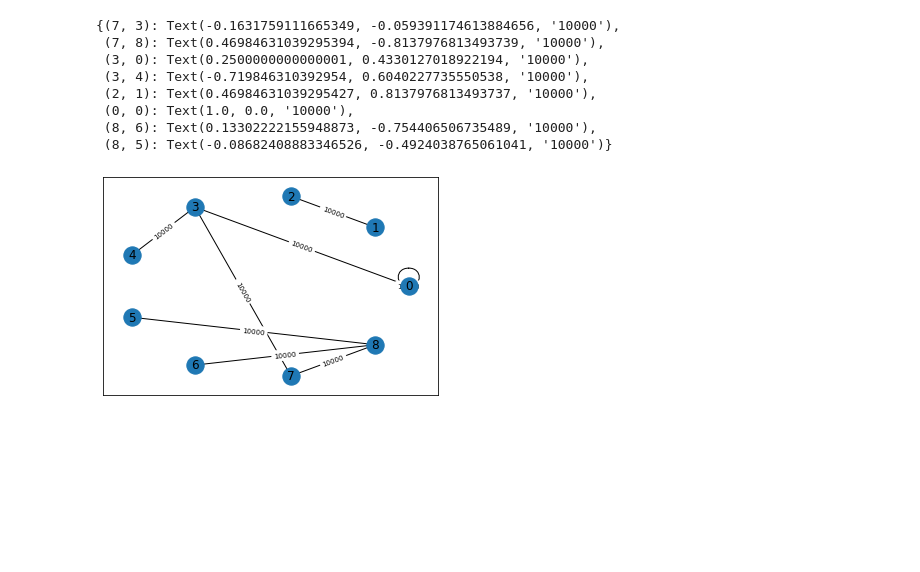
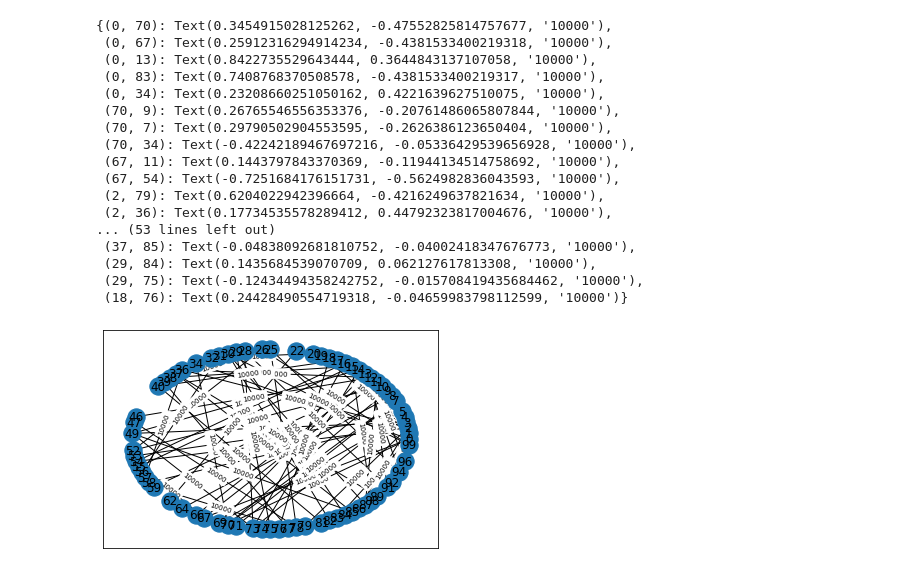
Before and after one commit to benbananas/NetworksFinal, a Jupyter notebook: topologies.ipynb, the cells around one changed output. Saved outputs shown, nothing was run; the diff lists cells and outputs as text; code cells hidden in the pictures; blank space fills up the shorter version.

Commit message:
Create node set

```diff
--- a/topologies.ipynb
+++ b/topologies.ipynb
@@ -8,12 +8,14 @@ import numpy as np
 import matplotlib.pyplot as plt
 import random
 # %%
+nodes100 = []
+for i in range(10):
+    nodes100.append(i)
 edges = []
-n = random.randint(0, 15) #number of nodes
-m = random.randint(0, n) #number of edges- maybe equal n*(n-1)*0.5?
+m = random.randint(0, 100) #number of edges- maybe equal n*(n-1)*0.5?
 for i in range(m):
-    from_node = random.randint(0, n)
-    to_node = random.randint(0, n)
+    from_node = random.randint(0, i)
+    to_node = random.randint(i+1, 100)
     cap = 10000 # change
     edges.append((int(from_node), int(to_node), int(cap)))
 # %%
@@ -22,22 +24,31 @@ G = nx.Graph() #undirected graph since all edges are bidirectional and have shar
 G.add_weighted_edges_from(edges)
 # %%
 # VISUALIZATION
-angles = np.linspace(0, 2*np.pi, n+1)[:-1]
+angles = np.linspace(0, 2*np.pi, 101)[:-1]
 coords = [[np.cos(angles[i]), np.sin(angles[i])] for i in range(len(angles))]
 pos = {}
-for i in range(n):
+for i in range(100):
     pos[i] = coords[i]
 
 nx.draw_networkx(G,pos)
 capacities = nx.get_edge_attributes(G,'weight')
 nx.draw_networkx_edge_labels(G,pos,edge_labels=capacities, font_size=7)
 # %% [output]
-{(7, 3): Text(-0.1631759111665349, -0.059391174613884656, '10000'),
- (7, 8): Text(0.46984631039295394, -0.8137976813493739, '10000'),
- (3, 0): Text(0.2500000000000001, 0.4330127018922194, '10000'),
- (3, 4): Text(-0.719846310392954, 0.6040227735550538, '10000'),
- (2, 1): Text(0.46984631039295427, 0.8137976813493737, '10000'),
- (0, 0): Text(1.0, 0.0, '10000'),
- (8, 6): Text(0.13302222155948873, -0.754406506735489, '10000'),
- (8, 5): Text(-0.08682408883346526, -0.4924038765061041, '10000')}
+{(0, 70): Text(0.3454915028125262, -0.47552825814757677, '10000'),
+ (0, 67): Text(0.25912316294914234, -0.4381533400219318, '10000'),
+ (0, 13): Text(0.8422735529643444, 0.3644843137107058, '10000'),
+ (0, 83): Text(0.7408768370508578, -0.4381533400219317, '10000'),
+ (0, 34): Text(0.23208660251050162, 0.4221639627510075, '10000'),
+ (70, 9): Text(0.26765546556353376, -0.20761486065807844, '10000'),
+ (70, 7): Text(0.29790502904553595, -0.2626386123650404, '10000'),
+ (70, 34): Text(-0.42242189467697216, -0.05336429539656928, '10000'),
+ (67, 11): Text(0.1443797843370369, -0.11944134514758692, '10000'),
+ (67, 54): Text(-0.7251684176151731, -0.5624982836043593, '10000'),
+ (2, 79): Text(0.6204022942396664, -0.4216249637821634, '10000'),
+ (2, 36): Text(0.17734535578289412, 0.44792323817004676, '10000'),
+... (53 lines left out)
+ (37, 85): Text(-0.04838092681810752, -0.04002418347676773, '10000'),
+ (29, 84): Text(0.1435684539070709, 0.062127617813308, '10000'),
+ (29, 75): Text(-0.12434494358242752, -0.015708419435684462, '10000'),
+ (18, 76): Text(0.24428490554719318, -0.04659983798112599, '10000')}
-[figure, old version]
+[figure, new version]
```
